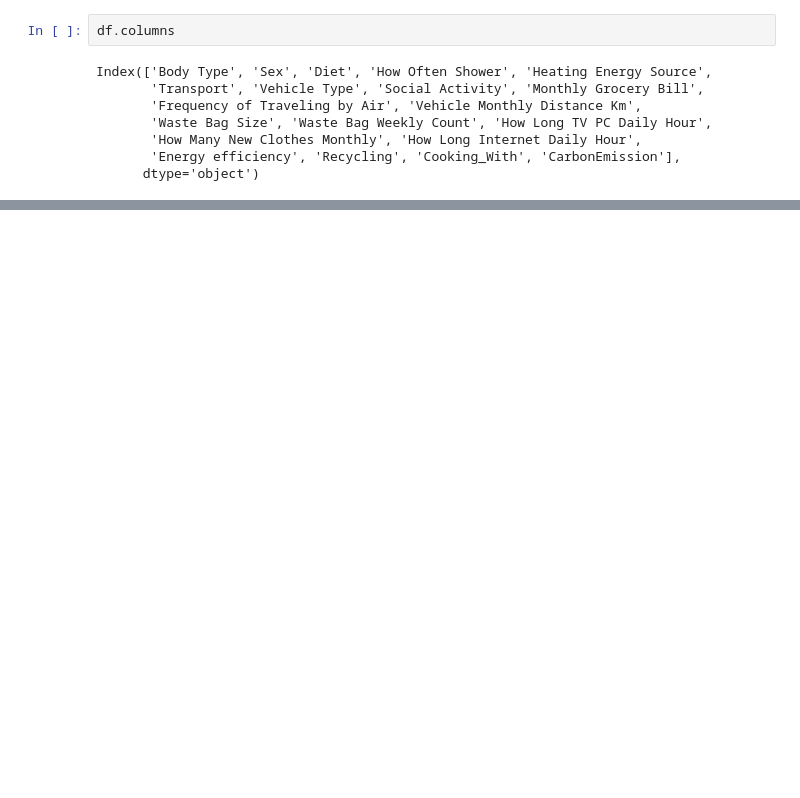
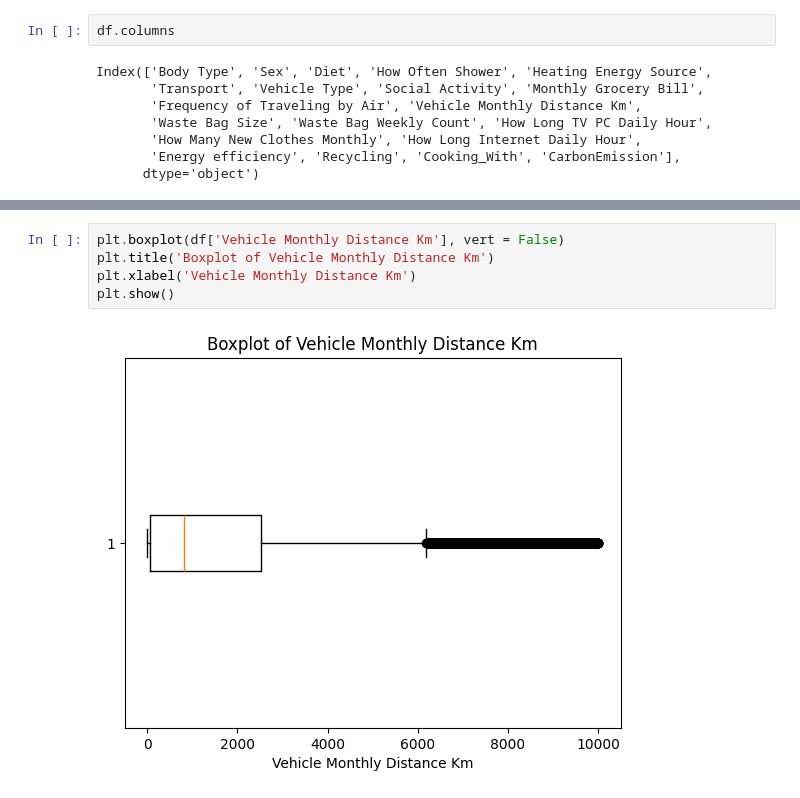
Before and after one commit to JayaSaiKishore7/MachineLearningModels, a Jupyter notebook: EcoCarbon.ipynb, the cells around one changed output, grey strips where cells are left out. Cells and saved outputs as stored; diff of their text form; blank space fills up the shorter version.

```diff
--- a/EcoCarbon.ipynb
+++ b/EcoCarbon.ipynb
@@ -89,0 +166,7 @@ Index(['Body Type', 'Sex', 'Diet', 'How Often Shower', 'Heating Energy Source',
+# %%
+plt.boxplot(df['Vehicle Monthly Distance Km'], vert = False)
+plt.title('Boxplot of Vehicle Monthly Distance Km')
+plt.xlabel('Vehicle Monthly Distance Km')
+plt.show()
+# %% [output]
+[figure, added]
```
Also changed, not shown: parts of 11 cells of this notebook.
